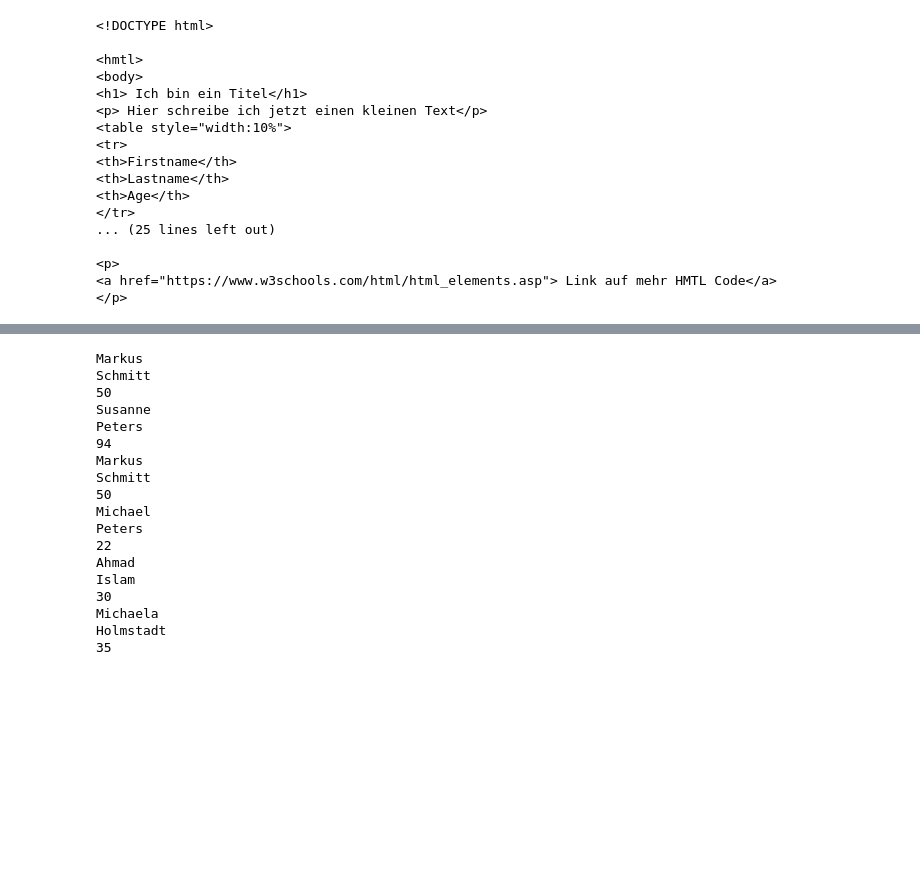
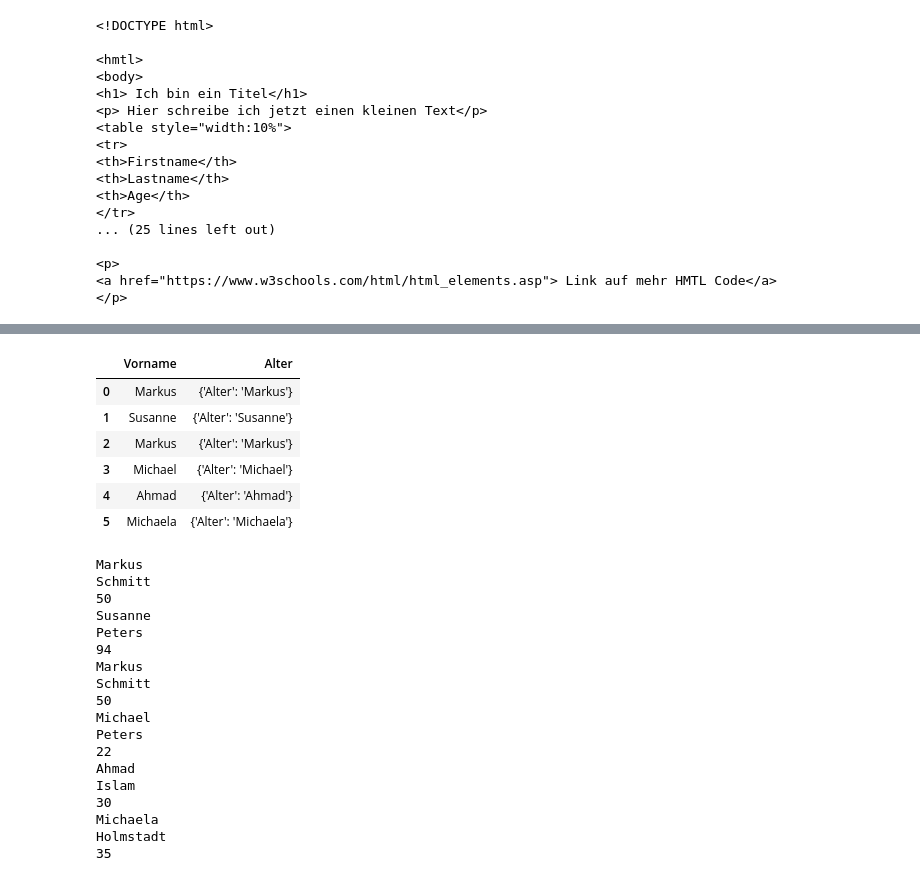
Before and after one commit to barjacks/pythonrecherche, a Jupyter notebook: 08 html, beautifulsoup, pandas intro/02 Lokales einlesen, BeautifulSoup recap.ipynb, the cells around one changed output, grey strips where cells are left out. Saved outputs shown, nothing was run; the diff lists cells and outputs as text; code cells hidden in the pictures; blank space fills up the shorter version.

```diff
--- a/08 html, beautifulsoup, pandas intro/02 Lokales einlesen, BeautifulSoup recap.ipynb
+++ b/08 html, beautifulsoup, pandas intro/02 Lokales einlesen, BeautifulSoup recap.ipynb
@@ -76,3 +147,13 @@ file_soup.find_all('td')
+# %%
+df
+# %% [output]
+|  | Vorname | Alter |
+| 0 | Markus | {'Alter': 'Markus'} |
+| 1 | Susanne | {'Alter': 'Susanne'} |
+| 2 | Markus | {'Alter': 'Markus'} |
+| 3 | Michael | {'Alter': 'Michael'} |
+| 4 | Ahmad | {'Alter': 'Ahmad'} |
+| 5 | Michaela | {'Alter': 'Michaela'} |
 # %%
 lst = file_soup.find_all('td')
 # %%
```
Also changed, not shown: parts of 19 cells of this notebook, 4 other files.
